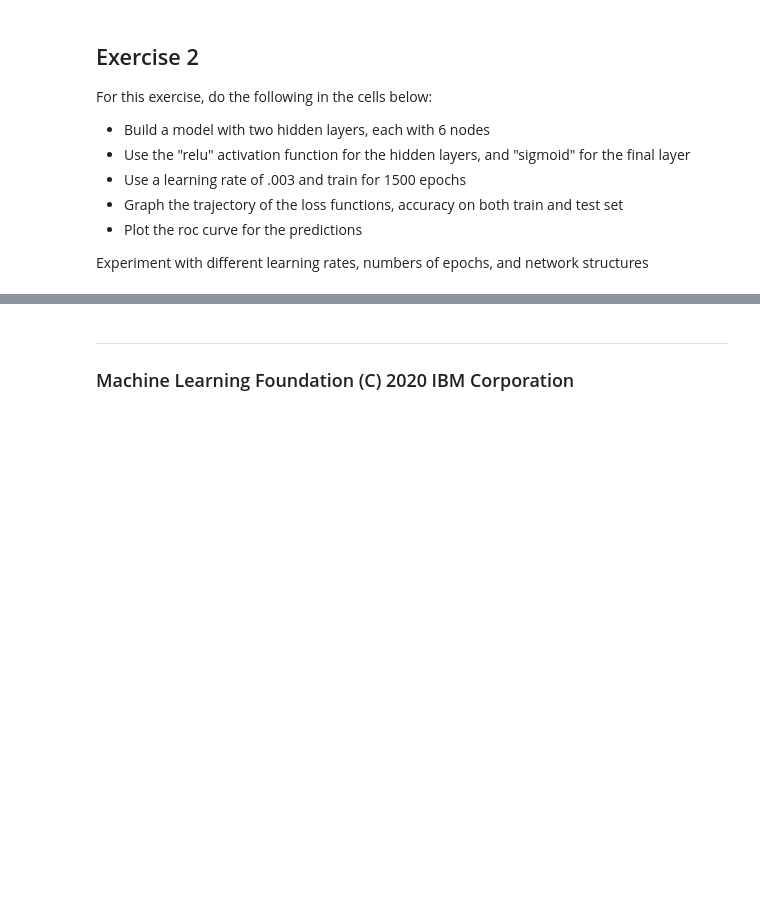
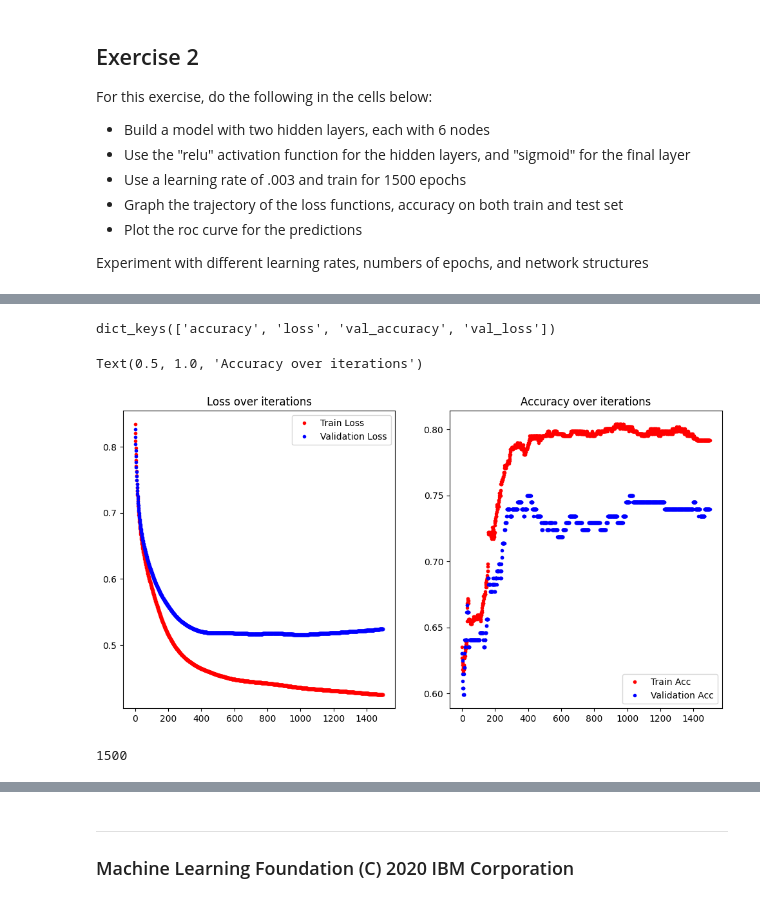
Before and after one commit to MassGH2023/Deep-Learning-and-Neural-Network, a Jupyter notebook: 05d_LAB_Keras_Intro.ipynb, the cells around one changed output, grey strips where cells are left out. Cells and saved outputs as stored; diff of their text form; code cells hidden in the pictures; blank space fills up the shorter version.

```diff
--- a/05d_LAB_Keras_Intro.ipynb
+++ b/05d_LAB_Keras_Intro.ipynb
@@ -351,5 +362,5 @@ model_2.add(Dense(6, input_shape=(8,), activation="relu"))
 model_2.add(Dense(6,  activation="relu"))
 model_2.add(Dense(1, activation="sigmoid"))
 
-model_2.compile(SGD(lr = .003), "binary_crossentropy", metrics=["accuracy"])
+model_2.compile(SGD(learning_rate = .003), "binary_crossentropy", metrics=["accuracy"])
 run_hist_2 = model_2.fit(X_train_norm, y_train, validation_data=(X_test_norm, y_test), epochs=1500)
@@ -356,18 +385,27 @@ run_hist_2 = model_2.fit(X_train_norm, y_train, validation_data=(X_test_norm, y_
 # %%
 run_hist_2.history.keys()
+# %% [output]
+dict_keys(['accuracy', 'loss', 'val_accuracy', 'val_loss'])
 # %%
 n = len(run_hist_2.history["loss"])
 
 fig = plt.figure(figsize=(12, 6))
 ax = fig.add_subplot(1, 2, 1)
 ax.plot(range(n), (run_hist_2.history["loss"]),'r.', label="Train Loss")
 ax.plot(range(n), (run_hist_2.history["val_loss"]),'b.', label="Validation Loss")
 ax.legend()
 ax.set_title('Loss over iterations')
 
 ax = fig.add_subplot(1, 2, 2)
-ax.plot(range(n), (run_hist_2.history["acc"]),'r.', label="Train Acc")
-ax.plot(range(n), (run_hist_2.history["val_acc"]),'b.', label="Validation Acc")
+ax.plot(range(n), (run_hist_2.history["accuracy"]),'r.', label="Train Acc")
+ax.plot(range(n), (run_hist_2.history["val_accuracy"]),'b.', label="Validation Acc")
 ax.legend(loc='lower right')
 ax.set_title('Accuracy over iterations')
+# %% [output]
+Text(0.5, 1.0, 'Accuracy over iterations')
+[figure, added]
+# %%
+n
+# %% [output]
+1500
 # %%
```
Also changed, not shown: parts of 16 cells of this notebook.
